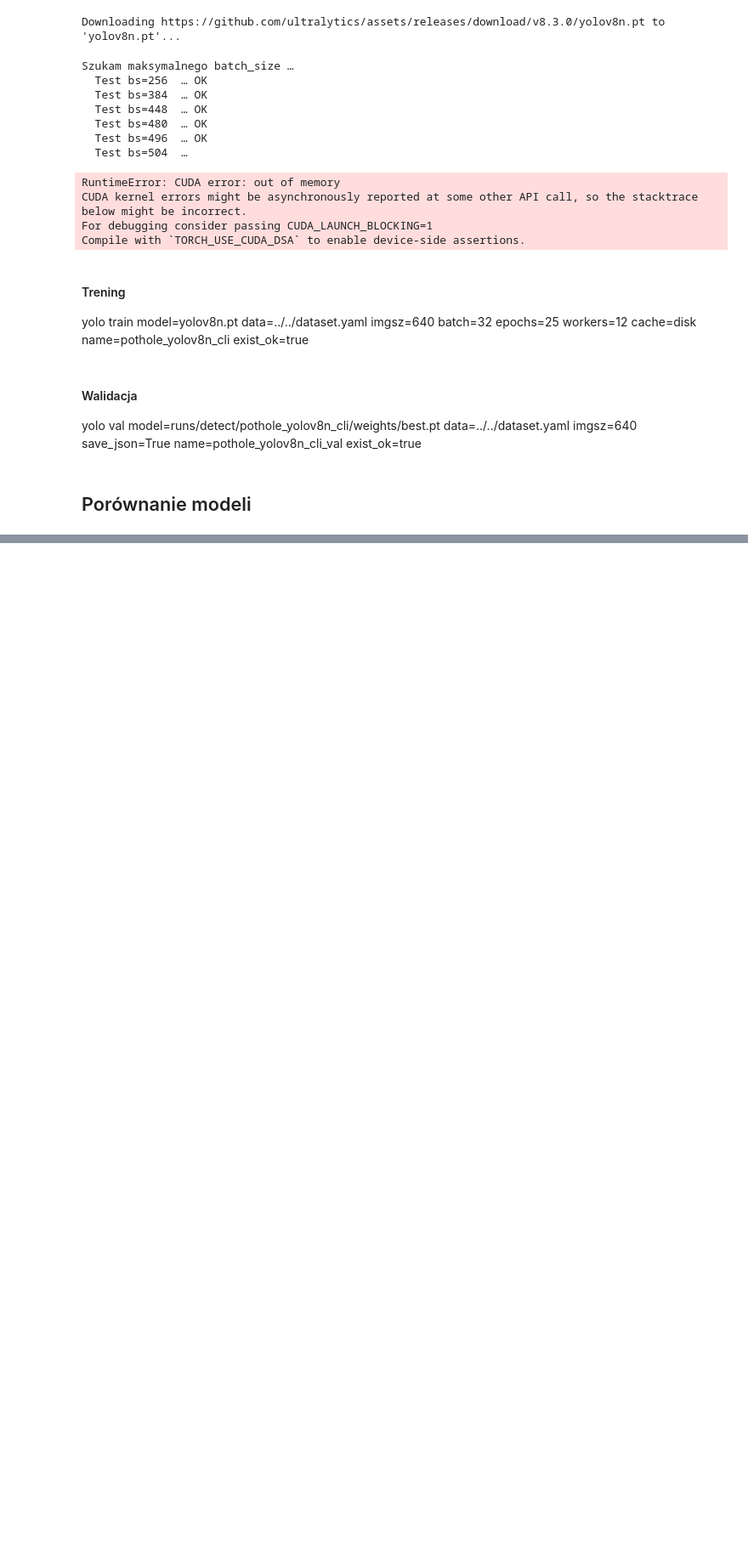
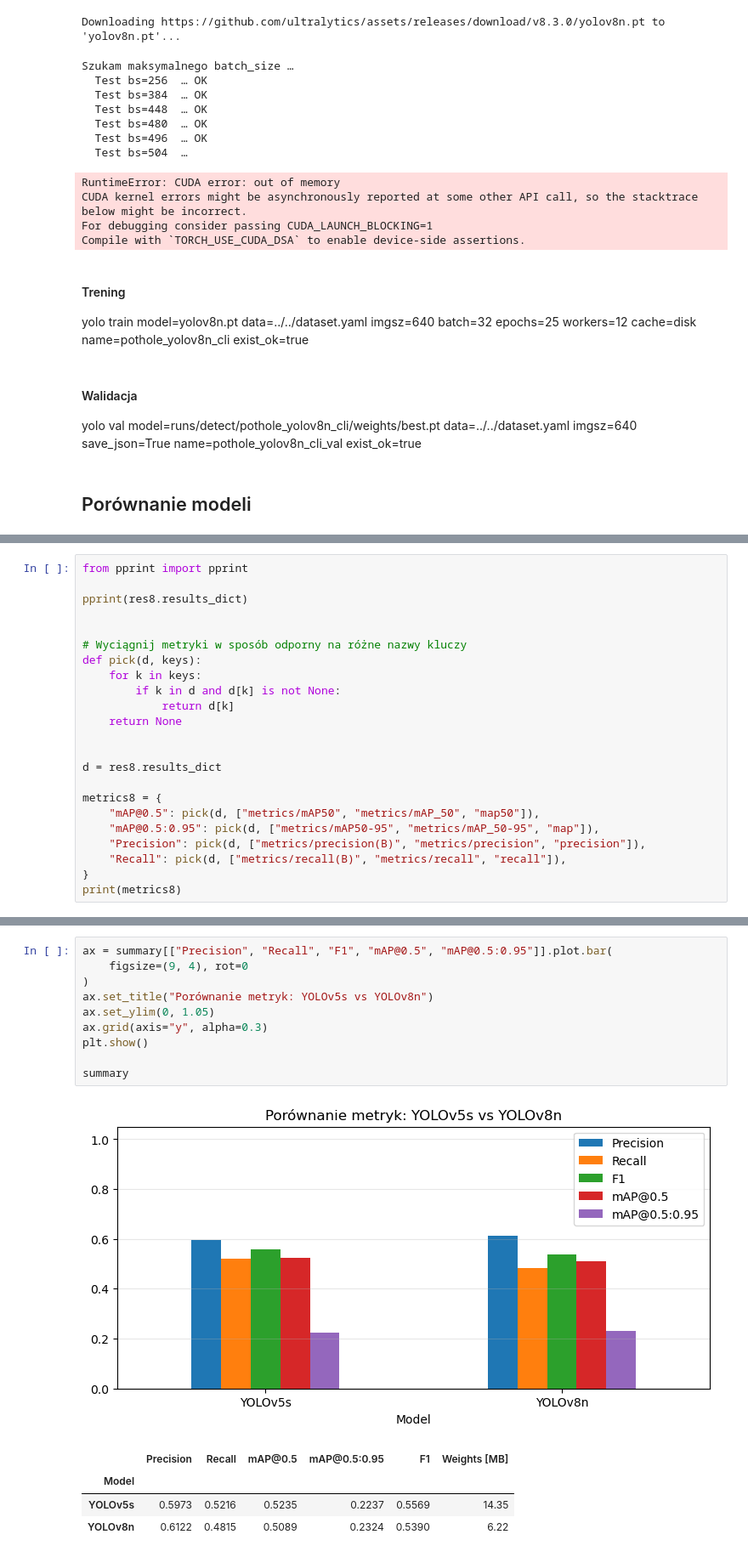
Before and after one commit to adis92202/CarVision_MGR, a Jupyter notebook: notebooks/training.ipynb, the cells around one changed output, grey strips where cells are left out. Shown at 85% size. Cells and saved outputs as stored; diff of their text form; blank space fills up the shorter version.

Commit message:
Performed models' comparison, prepared questions

```diff
--- a/notebooks/training.ipynb
+++ b/notebooks/training.ipynb
@@ -437,0 +434,23 @@ Error:
+# %%
+from pprint import pprint
+
+pprint(res8.results_dict)
+
+
+# Wyciągnij metryki w sposób odporny na różne nazwy kluczy
+def pick(d, keys):
+    for k in keys:
+        if k in d and d[k] is not None:
+            return d[k]
+    return None
+
+
+d = res8.results_dict
+
+metrics8 = {
+    "mAP@0.5": pick(d, ["metrics/mAP50", "metrics/mAP_50", "map50"]),
+    "mAP@0.5:0.95": pick(d, ["metrics/mAP50-95", "metrics/mAP_50-95", "map"]),
+    "Precision": pick(d, ["metrics/precision(B)", "metrics/precision", "precision"]),
+    "Recall": pick(d, ["metrics/recall(B)", "metrics/recall", "recall"]),
+}
+print(metrics8)
@@ -437,0 +588,16 @@ Error:
+# %%
+ax = summary[["Precision", "Recall", "F1", "mAP@0.5", "mAP@0.5:0.95"]].plot.bar(
+    figsize=(9, 4), rot=0
+)
+ax.set_title("Porównanie metryk: YOLOv5s vs YOLOv8n")
+ax.set_ylim(0, 1.05)
+ax.grid(axis="y", alpha=0.3)
+plt.show()
+
+summary
+# %% [output]
+[figure, added]
+|  | Precision | Recall | mAP@0.5 | mAP@0.5:0.95 | F1 | Weights [MB] |
+| Model |  |  |  |  |  |  |
+| YOLOv5s | 0.5973 | 0.5216 | 0.5235 | 0.2237 | 0.5569 | 14.35 |
+| YOLOv8n | 0.6122 | 0.4815 | 0.5089 | 0.2324 | 0.5390 | 6.22 |
```
Also changed, not shown: parts of 17 cells of this notebook, 1 other file.
